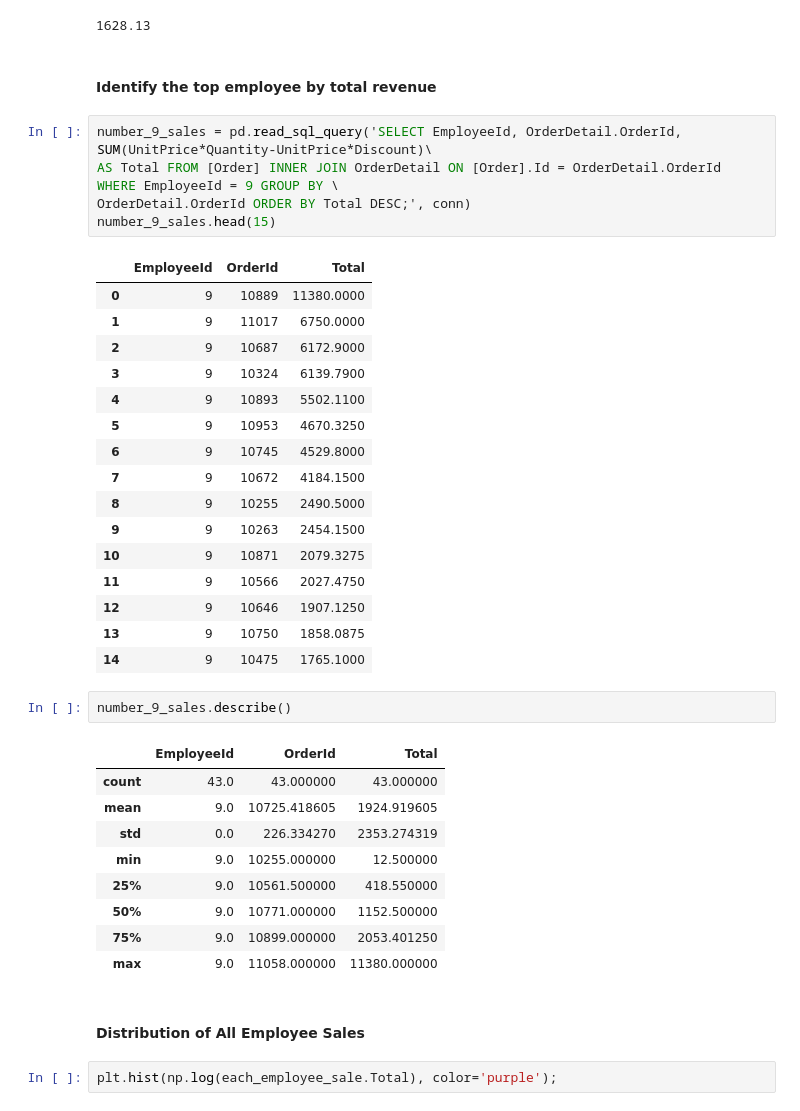
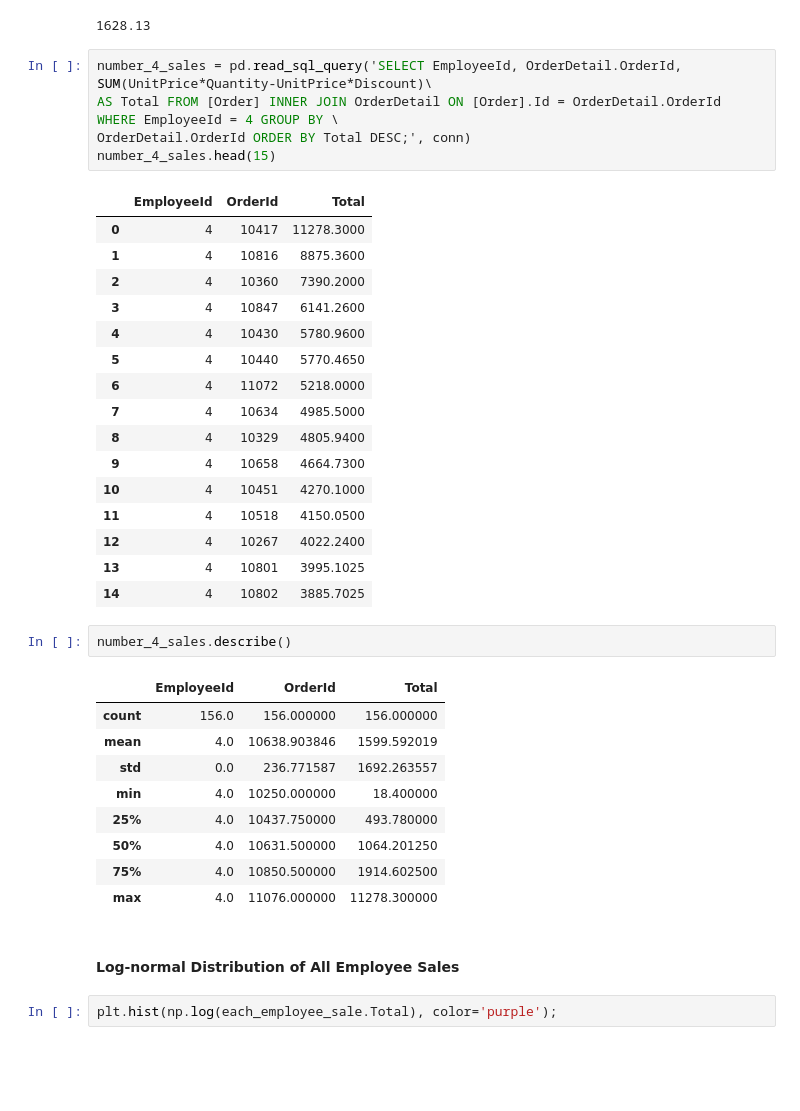
Before and after one commit to MagicMilly/dsc-2-final-project-online-ds-ft-100118, a Jupyter notebook: student.ipynb, the cells around one changed output. Saved outputs shown, nothing was run; the diff lists cells and outputs as text; blank space fills up the shorter version.

```diff
--- a/student.ipynb
+++ b/student.ipynb
@@ -586,44 +601,42 @@ average_employee_sale = round(each_employee_sale.Total.mean(), 2)
 average_employee_sale
 # %% [output]
 1628.13
-# %% [markdown]
-#### Identify the top employee by total revenue
 # %%
-number_9_sales = pd.read_sql_query('SELECT EmployeeId, OrderDetail.OrderId, SUM(UnitPrice*Quantity-UnitPrice*Discount)\
-AS Total FROM [Order] INNER JOIN OrderDetail ON [Order].Id = OrderDetail.OrderId WHERE EmployeeId = 9 GROUP BY \
+number_4_sales = pd.read_sql_query('SELECT EmployeeId, OrderDetail.OrderId, SUM(UnitPrice*Quantity-UnitPrice*Discount)\
+AS Total FROM [Order] INNER JOIN OrderDetail ON [Order].Id = OrderDetail.OrderId WHERE EmployeeId = 4 GROUP BY \
 OrderDetail.OrderId ORDER BY Total DESC;', conn)
-number_9_sales.head(15)
+number_4_sales.head(15)
 # %% [output]
 |  | EmployeeId | OrderId | Total |
-| 0 | 9 | 10889 | 11380.0000 |
-| 1 | 9 | 11017 | 6750.0000 |
-| 2 | 9 | 10687 | 6172.9000 |
-| 3 | 9 | 10324 | 6139.7900 |
-| 4 | 9 | 10893 | 5502.1100 |
-| 5 | 9 | 10953 | 4670.3250 |
-| 6 | 9 | 10745 | 4529.8000 |
-| 7 | 9 | 10672 | 4184.1500 |
-| 8 | 9 | 10255 | 2490.5000 |
-| 9 | 9 | 10263 | 2454.1500 |
-| 10 | 9 | 10871 | 2079.3275 |
-| 11 | 9 | 10566 | 2027.4750 |
-| 12 | 9 | 10646 | 1907.1250 |
-| 13 | 9 | 10750 | 1858.0875 |
-| 14 | 9 | 10475 | 1765.1000 |
+| 0 | 4 | 10417 | 11278.3000 |
+| 1 | 4 | 10816 | 8875.3600 |
+| 2 | 4 | 10360 | 7390.2000 |
+| 3 | 4 | 10847 | 6141.2600 |
+| 4 | 4 | 10430 | 5780.9600 |
+| 5 | 4 | 10440 | 5770.4650 |
+| 6 | 4 | 11072 | 5218.0000 |
+| 7 | 4 | 10634 | 4985.5000 |
+| 8 | 4 | 10329 | 4805.9400 |
+| 9 | 4 | 10658 | 4664.7300 |
+| 10 | 4 | 10451 | 4270.1000 |
+| 11 | 4 | 10518 | 4150.0500 |
+| 12 | 4 | 10267 | 4022.2400 |
+| 13 | 4 | 10801 | 3995.1025 |
+| 14 | 4 | 10802 | 3885.7025 |
 # %%
-number_9_sales.describe()
+number_4_sales.describe()
 # %% [output]
 |  | EmployeeId | OrderId | Total |
-| count | 43.0 | 43.000000 | 43.000000 |
-| mean | 9.0 | 10725.418605 | 1924.919605 |
-| std | 0.0 | 226.334270 | 2353.274319 |
-| min | 9.0 | 10255.000000 | 12.500000 |
-| 25% | 9.0 | 10561.500000 | 418.550000 |
-| 50% | 9.0 | 10771.000000 | 1152.500000 |
-| 75% | 9.0 | 10899.000000 | 2053.401250 |
-| max | 9.0 | 11058.000000 | 11380.000000 |
+| count | 156.0 | 156.000000 | 156.000000 |
+| mean | 4.0 | 10638.903846 | 1599.592019 |
+| std | 0.0 | 236.771587 | 1692.263557 |
+| min | 4.0 | 10250.000000 | 18.400000 |
+| 25% | 4.0 | 10437.750000 | 493.780000 |
+| 50% | 4.0 | 10631.500000 | 1064.201250 |
+| 75% | 4.0 | 10850.500000 | 1914.602500 |
+| max | 4.0 | 11076.000000 | 11278.300000 |
 # %% [markdown]
-#### Distribution of All Employee Sales
+#### Log-normal Distribution of All Employee Sales
 # %%
 plt.hist(np.log(each_employee_sale.Total), color='purple');
 # %% [output]
```
Also changed, not shown: parts of 27 cells of this notebook.
